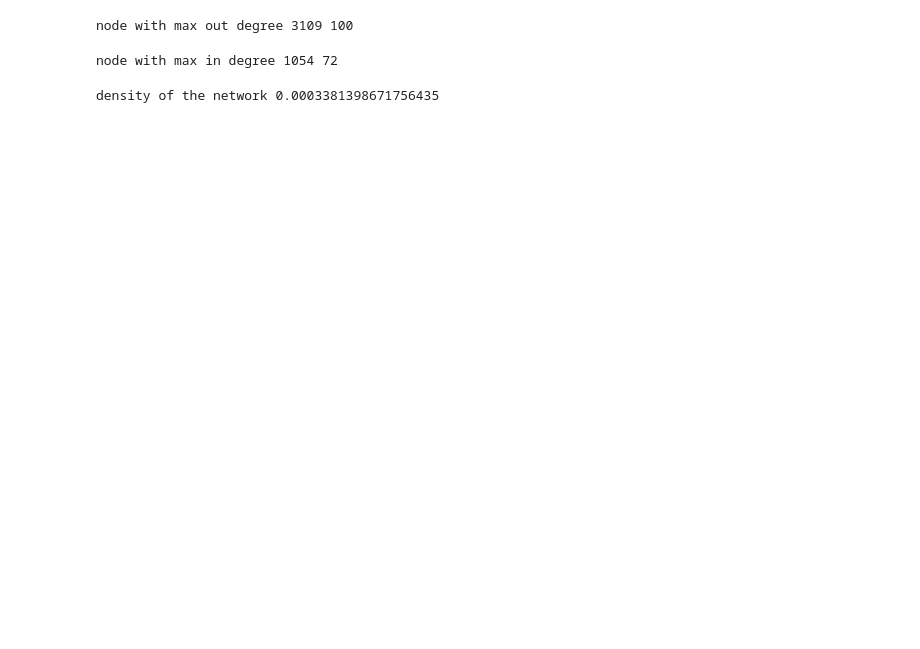
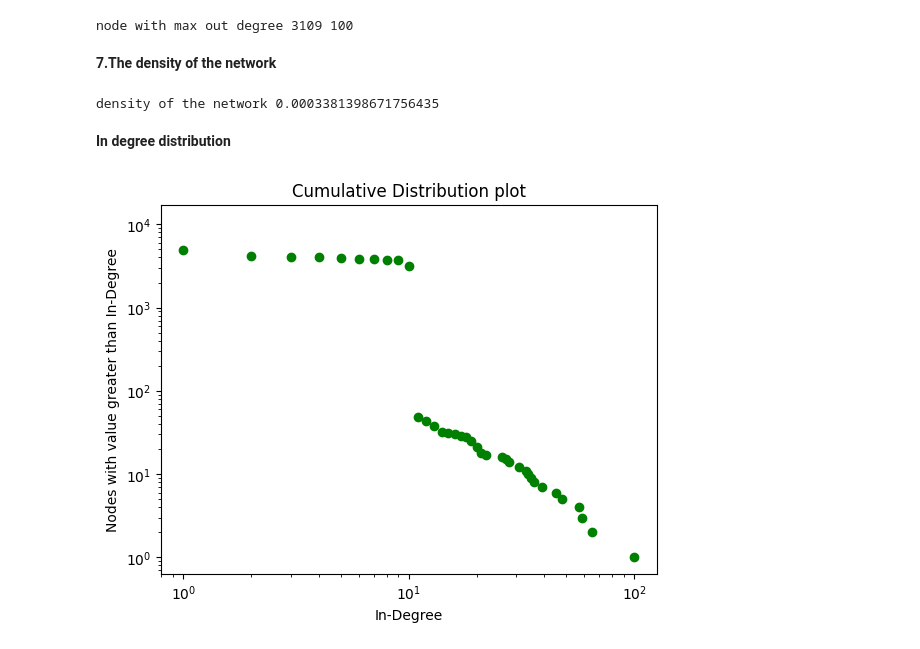
Before and after one commit to varunjj1999/CSE508_Winter2023_A3_42, a Jupyter notebook: IR_A3_Q1.ipynb, the cells around one changed output. Cells and saved outputs as stored; diff of their text form; code cells hidden in the pictures; blank space fills up the shorter version.

```diff
--- a/IR_A3_Q1.ipynb
+++ b/IR_A3_Q1.ipynb
@@ -226,21 +252,6 @@ for i in range(len(adj_matrix)):
 print("node with max out degree",max_node,int(max_degree))
 # %% [output]
 node with max out degree 3109 100
-# %%
-#code for finding node with maximum in degree
-in_dict={}
-max_in_degree=0
-max_out_node=-1
-for i in range (len(adj_matrix[0])):
-  count=0
-  for j in range(len(adj_matrix)):
-    if (adj_matrix[j][i]==1):
-      count+=1
-  in_dict[i]=count
-  if (count>max_in_degree):
-    max_in_degree=count
-    max_out_node=i
-print("node with max in degree",max_out_node,int(max_in_degree))
-# %% [output]
-node with max in degree 1054 72
+# %% [markdown]
+**7.The density of the network**
 # %%
@@ -248,3 +258,17 @@ node with max in degree 1054 72
 print("density of the network", no_of_edge/(len(unique_nodes)*(len(unique_nodes)-1)))
 # %% [output]
 density of the network 0.0003381398671756435
+# %% [markdown]
+**In degree distribution**
+# %%
+sequence_degree_in= sorted(in_degrees, reverse=True)
+Count_degree = collections.Counter(sequence_degree_in)
+degree, count = zip(*Count_degree.items())
+cs = np.cumsum(count)
+plt.loglog(degree, cs, 'go')
+plt.title("Cumulative Distribution plot")
+plt.ylabel("Nodes with value greater than In-Degree")
+plt.xlabel("In-Degree")
+plt.show()
+# %% [output]
+[figure, added]
```
Also changed, not shown: parts of 29 cells of this notebook.
